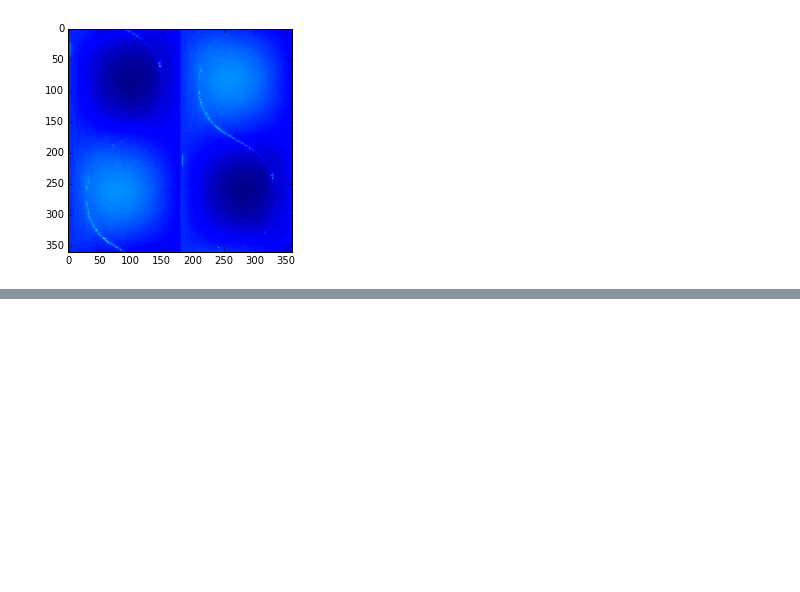
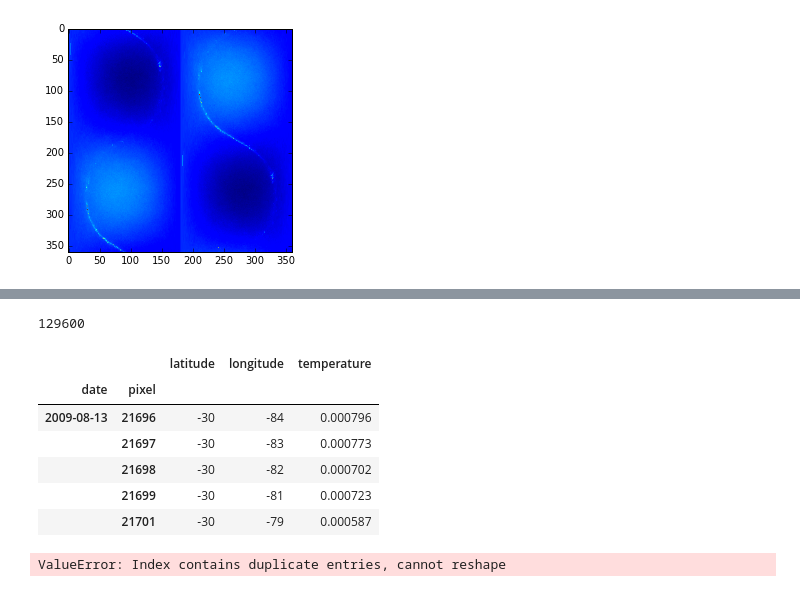
Before and after one commit to words-sdsc/edX, a Jupyter notebook: astro_example.ipynb, the cells around one changed output, grey strips where cells are left out. Drawn from its saved outputs; the diff is of its cells as text; code cells hidden in the pictures; blank space fills up the shorter version.

```diff
--- a/astro_example.ipynb
+++ b/astro_example.ipynb
@@ -375,0 +443,18 @@ plt.imshow(map_2d.values.flatten()[pix].reshape((360,-1)))
+# %%
+len(p)
+# %% [output]
+129600
+# %%
+p.head()
+# %% [output]
+|  |  | latitude | longitude | temperature |
+| date | pixel |  |  |  |
+| 2009-08-13 | 21696 | -30 | -84 | 0.000796 |
+|  | 21697 | -30 | -83 | 0.000773 |
+|  | 21698 | -30 | -82 | 0.000702 |
+|  | 21699 | -30 | -81 | 0.000723 |
+|  | 21701 | -30 | -79 | 0.000587 |
+# %%
+p.temperature.unstack()
+# %% [output]
+ValueError: Index contains duplicate entries, cannot reshape
```
Also changed, not shown: parts of 16 cells of this notebook.
